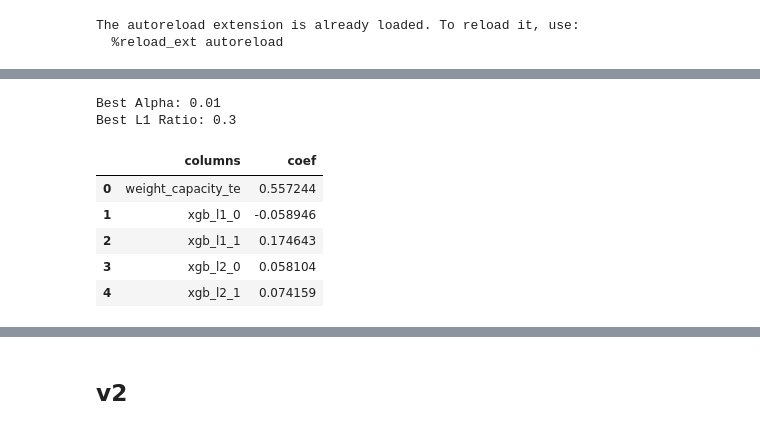
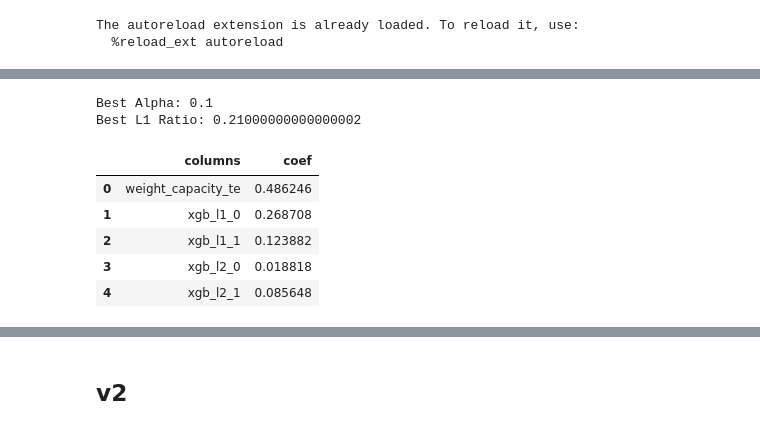
Before and after one commit to Jordanbarker/backpack-prediction-challenge, a Jupyter notebook: notebooks/04_ensemble.ipynb, the cells around one changed output, grey strips where cells are left out. Drawn from its saved outputs; the diff is of its cells as text; code cells hidden in the pictures.

```diff
--- a/notebooks/04_ensemble.ipynb
+++ b/notebooks/04_ensemble.ipynb
@@ -72,2 +39,0 @@ data_splits = create_splits(level_1_df, te_cols, te_cols_renamed, target)
-# %%
-level_2_df = train_eval_cv(l2_models, data_splits, target)
@@ -92,29 +112,32 @@ features = ["weight_capacity_te"] + l1_pred_cols + l2_pred_cols
 # %%
 from sklearn.linear_model import ElasticNetCV
+
+l1_pred_cols = list(l1_models.keys())
+l2_pred_cols = list(l2_models.keys())
+features = ["weight_capacity_te"] + l1_pred_cols + l2_pred_cols
 
 clf = ElasticNetCV(
     alphas=[1e-4, 1e-3, 1e-2, 1e-1, 0.0, 1.0, 10.0],
     l1_ratio=np.arange(0.01, 1, 0.01),
-    cv=10,
+    cv=5,
     n_jobs=-1,
-    tol=1e-4,
-    max_iter=5000
+    # tol=1e-4,
+    # max_iter=5000
 ).fit(level_2_df[features], level_2_df[target])
 
 print("Best Alpha:", clf.alpha_)
 print("Best L1 Ratio:", clf.l1_ratio_)
 
-
-pd.DataFrame({
+coef_df = pd.DataFrame({
     "columns": features,
     "coef": clf.coef_
 })
 # %% [output]
-Best Alpha: 0.01
-Best L1 Ratio: 0.3
+Best Alpha: 0.1
+Best L1 Ratio: 0.21000000000000002
 |  | columns | coef |
-| 0 | weight_capacity_te | 0.557244 |
-| 1 | xgb_l1_0 | -0.058946 |
-| 2 | xgb_l1_1 | 0.174643 |
-| 3 | xgb_l2_0 | 0.058104 |
-| 4 | xgb_l2_1 | 0.074159 |
+| 0 | weight_capacity_te | 0.486246 |
+| 1 | xgb_l1_0 | 0.268708 |
+| 2 | xgb_l1_1 | 0.123882 |
+| 3 | xgb_l2_0 | 0.018818 |
+| 4 | xgb_l2_1 | 0.085648 |
```
Also changed, not shown: parts of 13 cells of this notebook.
